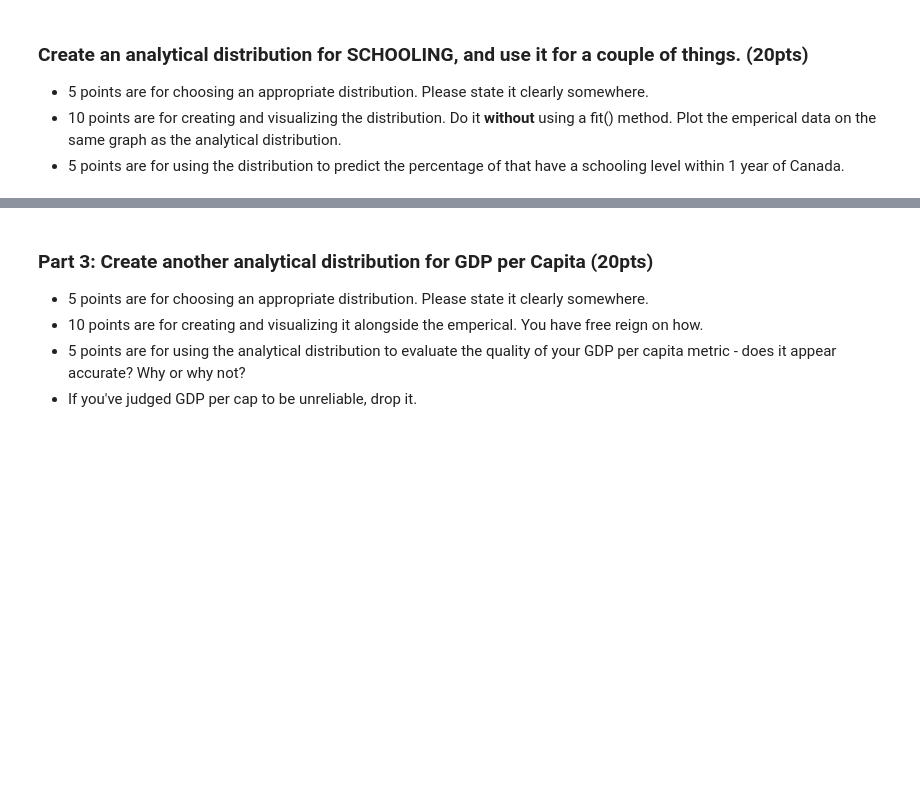
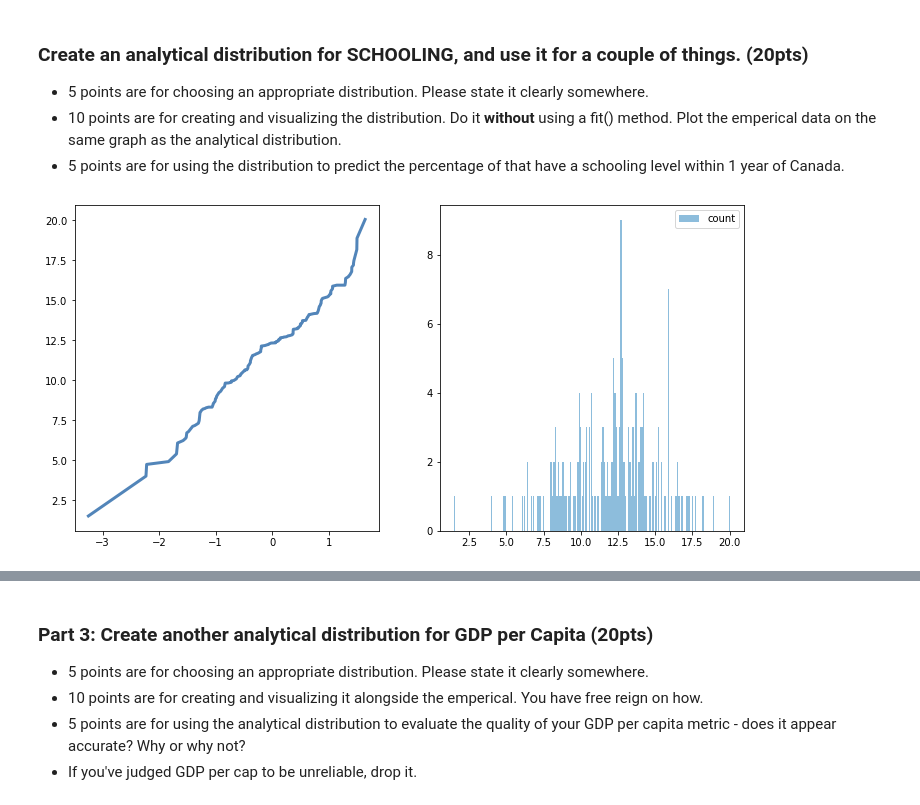
Before and after one commit to okohnkay/BSIP_Assignment_2_Students, a Jupyter notebook: Nneka Okoh stats_asn_2_start.ipynb, the cells around one changed output, grey strips where cells are left out. Drawn from its saved outputs; the diff is of its cells as text; code cells hidden in the pictures; blank space fills up the shorter version.

```diff
--- a/Nneka Okoh stats_asn_2_start.ipynb
+++ b/Nneka Okoh stats_asn_2_start.ipynb
@@ -87,7 +87,3 @@ dfLE[["GDP"]].sample(n=10, random_state=1)
 | 103 | 3.305844e+09 |
 | 183 | 1.750809e+10 |
 | 99 | 3.660179e+09 |
-# %%
-
-dfLE = dfLE[~np.isnan(dfLE)]
-dfLE
@@ -162,0 +142,13 @@ KeyError: 'Lifexpectancy'
+# %%
+#Analytical for Schooling
+#Histogram
+
+thinkplot.clf()
+hi = thinkstats2.Hist(round(dfLE["Schooling"], 1), label="count")
+thinkplot.PrePlot(2, 1, 2)
+thinkstats2.NormalProbabilityPlot(dfLE["Schooling"])
+thinkplot.SubPlot(2)
+thinkplot.Hist(hi)
+thinkplot.Config()
+# %% [output]
+[figure, added]
```
Also changed, not shown: parts of 6 cells of this notebook.
